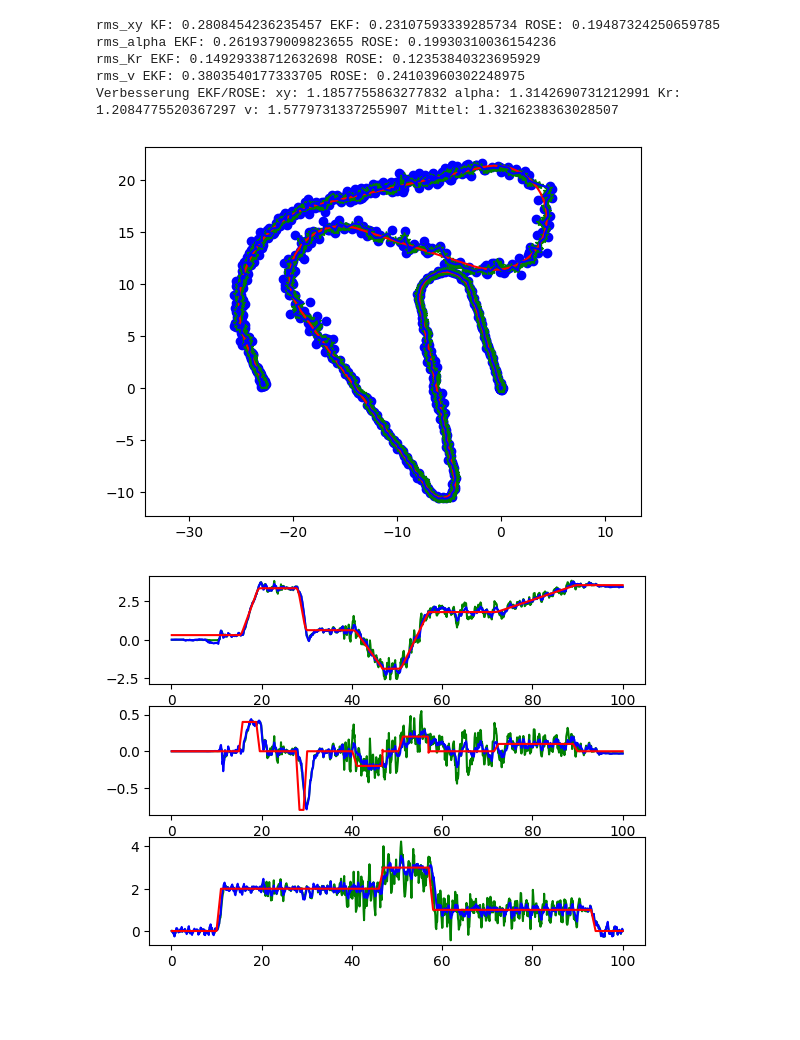
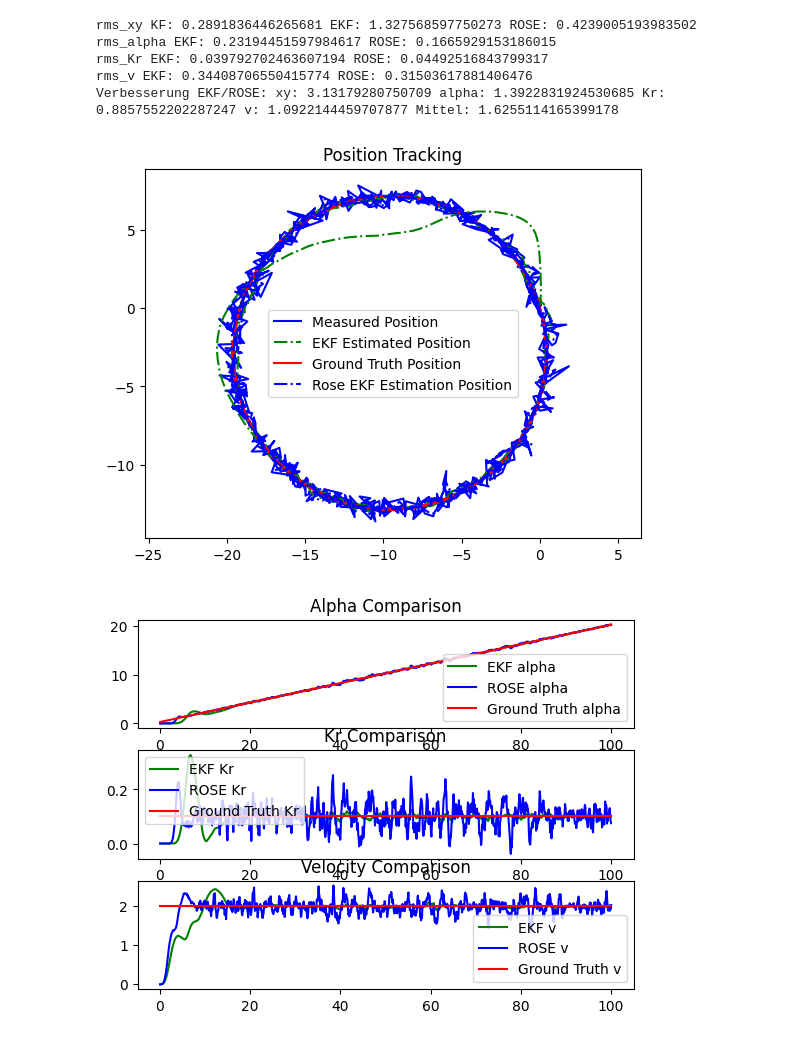
Before and after one commit to surfloco/research_project_ws23, a Jupyter notebook: matlab_to_jupyter/EKF_Rose_parts.ipynb, the cells around one changed output. Cells and saved outputs as stored; diff of their text form; code cells hidden in the pictures; blank space fills up the shorter version.

```diff
--- a/matlab_to_jupyter/EKF_Rose_parts.ipynb
+++ b/matlab_to_jupyter/EKF_Rose_parts.ipynb
@@ -3,7 +3,7 @@ import pandas as pd
 import numpy as np
 
 # Reading the data
-df = pd.read_csv('/home/test/workspace/research_project_ws23/matlab_to_jupyter/xy.csv')
+df = pd.read_csv('/home/test/workspace/research_project_ws23/matlab_to_jupyter/xy2.csv')
 
 # Extracting and transposing data
 GT = {
@@ -241,26 +241,49 @@ import pandas as pd
 
 # Assuming variables like y, xP, yP, GT, xR, yR, ROSE_x, ROSE_y, etc. are already defined as NumPy arrays or similar
 
+
 # Plotting
 plt.figure(1)
 plt.clf()
-plt.plot(y[0, :], y[1, :], 'b-', xP, yP, 'g-', GT['x'], GT['y'], 'r-', xR, yR, 'b-')
+plt.plot(y[0, :], y[1, :], 'b:', label='Measured Position')
+plt.plot(xP, yP, 'g-.', label='EKF Estimated Position')
+plt.plot(GT['x'], GT['y'], 'r-', label='Ground Truth Position')
+plt.plot(xR, yR, 'b-.', label='Rose EKF Estimation Position')
 plt.axis('equal')
+plt.title('Position Tracking')
+plt.legend()
 
 plt.figure(2)
 plt.clf()
+
 plt.subplot(311)
-plt.plot(t, alpha, 'g-', t, ROSE_alpha, 'b-', t, GT['alpha'], 'r')
+plt.plot(t, alpha, 'g-', label='EKF alpha')
+plt.plot(t, ROSE_alpha, 'b-', label='ROSE alpha')
+plt.plot(t, GT['alpha'], 'r', label='Ground Truth alpha')
+plt.title('Alpha Comparison')
+plt.legend()
 
 plt.subplot(312)
-plt.plot(t, Kr, 'g-', t, ROSE_Kr, 'b-', t, GT['Kr'], 'r')
+plt.plot(t, Kr, 'g-', label='EKF Kr')
+plt.plot(t, ROSE_Kr, 'b-', label='ROSE Kr')
+plt.plot(t, GT['Kr'], 'r', label='Ground Truth Kr')
+plt.title('Kr Comparison')
+plt.legend()
 
 plt.subplot(313)
-plt.plot(t, v, 'g-', t, ROSE_v, 'b-', t, GT['v'], 'r')
+plt.plot(t, v, 'g-', label='EKF v')
+plt.plot(t, ROSE_v, 'b-', label='ROSE v')
+plt.plot(t, GT['v'], 'r', label='Ground Truth v')
+plt.title('Velocity Comparison')
+plt.legend()
 
 plt.figure(3)
 plt.clf()
-plt.plot(t, r1, t, r2)
+plt.plot(t, r1, label='r1')
+plt.plot(t, r2, label='r2')
+plt.title('Covariance Diagonal Elements')
+plt.legend()
+
 
 # RMS Calculations
 rms_KF_xy = np.sqrt(np.mean((xR - GT['x'])**2 + (yR - GT['y'])**2))
@@ -284,38 +307,38 @@ rms_ROSE_v = np.sqrt(np.mean((ROSE_v - GT['v'])**2))
 
 print(f'rms_v EKF: {rms_EKF_v} ROSE: {rms_ROSE_v}')
 
 improvement = [rms_EKF_xy/rms_ROSE_xy, rms_EKF_a/rms_ROSE_a, rms_EKF_Kr/rms_ROSE_Kr, rms_EKF_v/rms_ROSE_v]
 print(f'Verbesserung EKF/ROSE: xy: {improvement[0]} alpha: {improvement[1]} Kr: {improvement[2]} v: {improvement[3]} Mittel: {np.mean(improvement)}')
 
 # Saving to a file
 data = {
     'time': time,
     'Pos_x': Pos_x,
     'Pos_y': Pos_y,
     'GT_x': GT_x,
     'GT_y': GT_y,
     'GT_alpha': GT_alpha,
     'GT_Kr': GT_Kr,
     'GT_v': GT_v,
     'ROSE_x': ROSE_x,
     'ROSE_y': ROSE_y,
     'ROSE_alpha': ROSE_alpha,
     'ROSE_Kr': ROSE_Kr,
     'ROSE_v': ROSE_v,
     'EKF_x': EKF_x,
     'EKF_y': EKF_y,
     'EKF_alpha': EKF_alpha,
     'EKF_Kr': EKF_Kr,
     'EKF_v': EKF_v
 }
 
 df_to_save = pd.DataFrame(data)
-df_to_save.to_csv('EKF_Rose_data.csv', sep=',', index=False)
+df_to_save.to_csv('EKF_Rose_data2.csv', sep=',', index=False)
 # %% [output]
-rms_xy KF: 0.2808454236235457 EKF: 0.23107593339285734 ROSE: 0.19487324250659785
-rms_alpha EKF: 0.2619379009823655 ROSE: 0.19930310036154236
-rms_Kr EKF: 0.14929338712632698 ROSE: 0.12353840323695929
-rms_v EKF: 0.3803540177333705 ROSE: 0.24103960302248975
-Verbesserung EKF/ROSE: xy: 1.1857755863277832 alpha: 1.3142690731212991 Kr: 1.2084775520367297 v: 1.5779731337255907 Mittel: 1.3216238363028507
+rms_xy KF: 0.2891836446265681 EKF: 1.327568597750273 ROSE: 0.4239005193983502
+rms_alpha EKF: 0.23194451597984617 ROSE: 0.1665929153186015
+rms_Kr EKF: 0.039792702463607194 ROSE: 0.04492516843799317
+rms_v EKF: 0.34408706550415774 ROSE: 0.31503617881406476
+Verbesserung EKF/ROSE: xy: 3.13179280750709 alpha: 1.3922831924530685 Kr: 0.8857552202287247 v: 1.0922144459707877 Mittel: 1.6255114165399178
-[figure, old version]
+[figure, new version]
-[figure, old version]
+[figure, new version]
```
Also changed, not shown: parts of 2 cells of this notebook, 5 other files.
